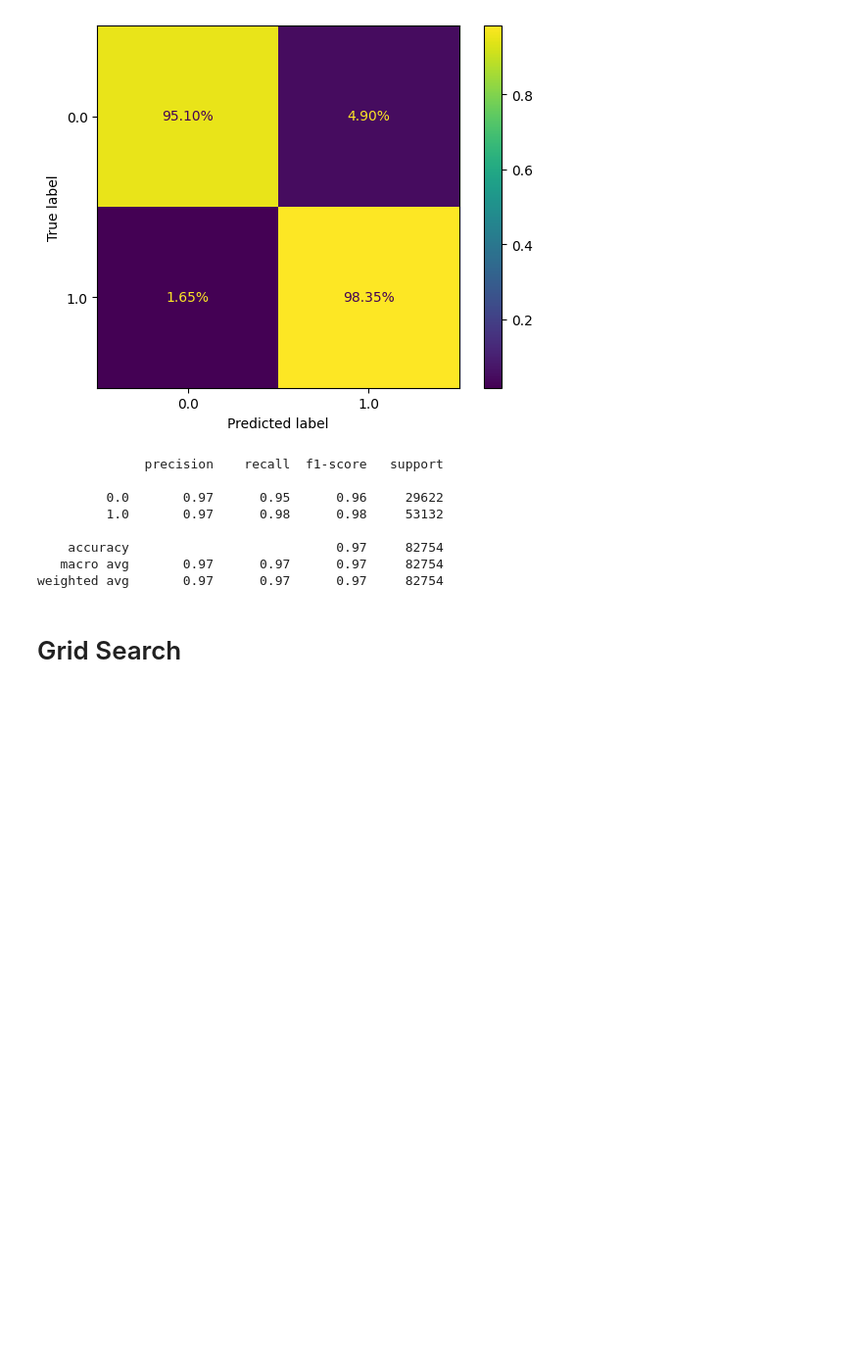
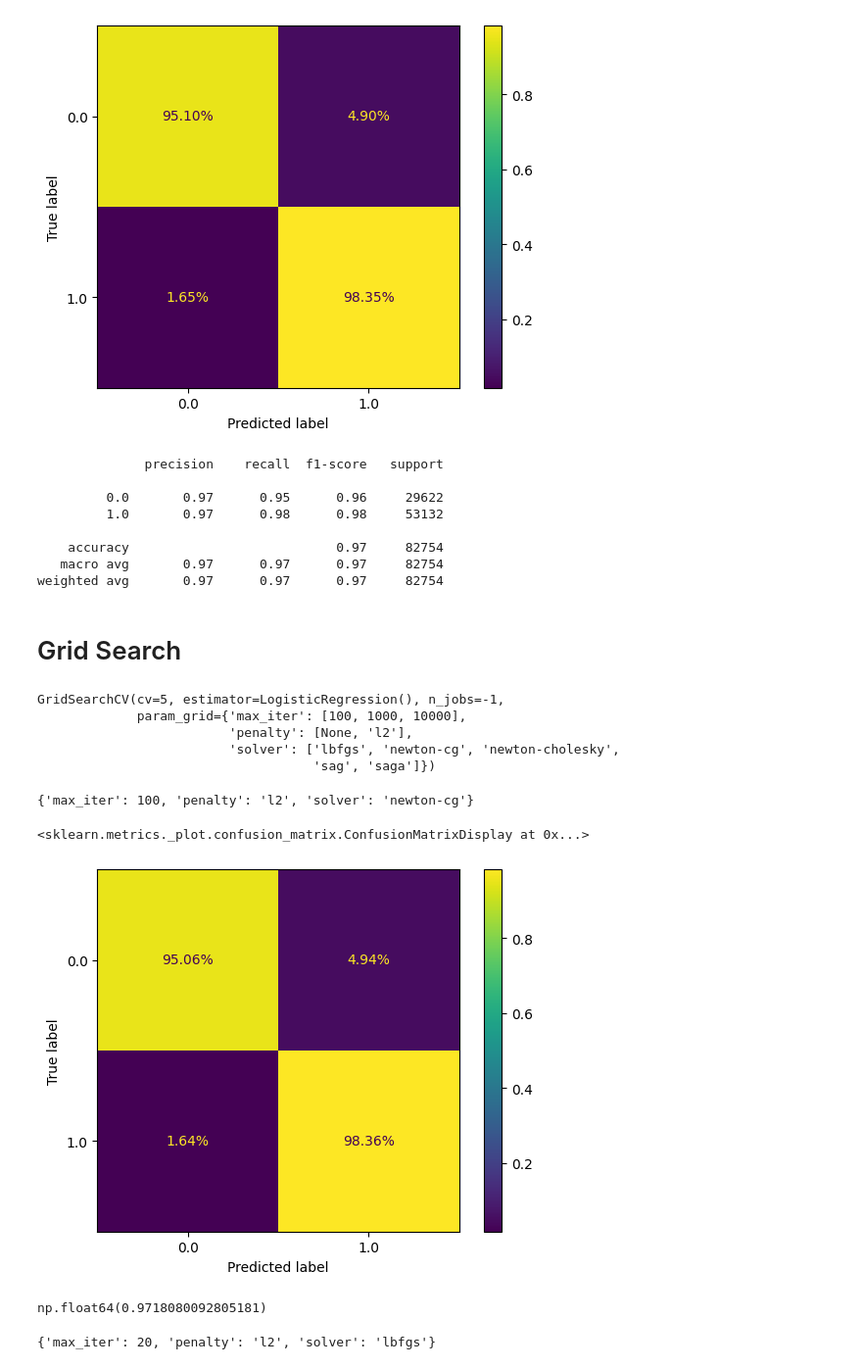
Before and after one commit to LudwikMadej/ML_Intro_Project_1, a Jupyter notebook: Milestone_3/LogisticRegression.ipynb, the cells around one changed output. Shown: that part at 98% size. Saved outputs shown, nothing was run; the diff lists cells and outputs as text; code cells hidden in the pictures; blank space fills up the shorter version.

Commit message:
finished LogisticRegression

```diff
--- a/Milestone_3/LogisticRegression.ipynb
+++ b/Milestone_3/LogisticRegression.ipynb
@@ -108,6 +109,46 @@ gs = GridSearchCV(
     estimator=LogisticRegression(),
     param_grid={
         "penalty" : [None, "l2"],
-        "solver" : ["lbfgs", "newton", "newton-cholesky", "sag", "saga"]
-    }
+        "solver" : ["lbfgs", "newton-cg", "newton-cholesky", "sag", "saga"],
+        "max_iter" : [100, 1000, 10_000]
+    },
+    cv=5,
+    n_jobs=-1
 )
+# %%
+gs.fit(X_train, y_train)
+# %% [output]
+GridSearchCV(cv=5, estimator=LogisticRegression(), n_jobs=-1,
+             param_grid={'max_iter': [100, 1000, 10000],
+                         'penalty': [None, 'l2'],
+                         'solver': ['lbfgs', 'newton-cg', 'newton-cholesky',
+                                    'sag', 'saga']})
+# %%
+gs.best_params_
+# %% [output]
+{'max_iter': 100, 'penalty': 'l2', 'solver': 'newton-cg'}
+# %%
+y_pred_valid = gs.predict(X_valid)
+ConfusionMatrixDisplay.from_predictions(y_true=y_valid, y_pred=y_pred_valid, normalize="true", values_format=".2%")
+# %% [output]
+<sklearn.metrics._plot.confusion_matrix.ConfusionMatrixDisplay at 0x...>
+[figure, added]
+# %%
+np.mean(y_pred_valid == y_valid)
+# %% [output]
+np.float64(0.9718080092805181)
+# %%
+gs = GridSearchCV(
+    estimator=LogisticRegression(),
+    param_grid={
+        "penalty" : [None, "l2"],
+        "solver" : ["lbfgs", "newton-cg", "newton-cholesky", "sag", "saga"],
+        "max_iter" : [20, 50, 100]
+    },
+    cv=5,
+    n_jobs=-1
+)
+gs.fit(X_train, y_train)
+gs.best_params_
+# %% [output]
+{'max_iter': 20, 'penalty': 'l2', 'solver': 'lbfgs'}
```
Also changed, not shown: parts of 10 cells of this notebook.
